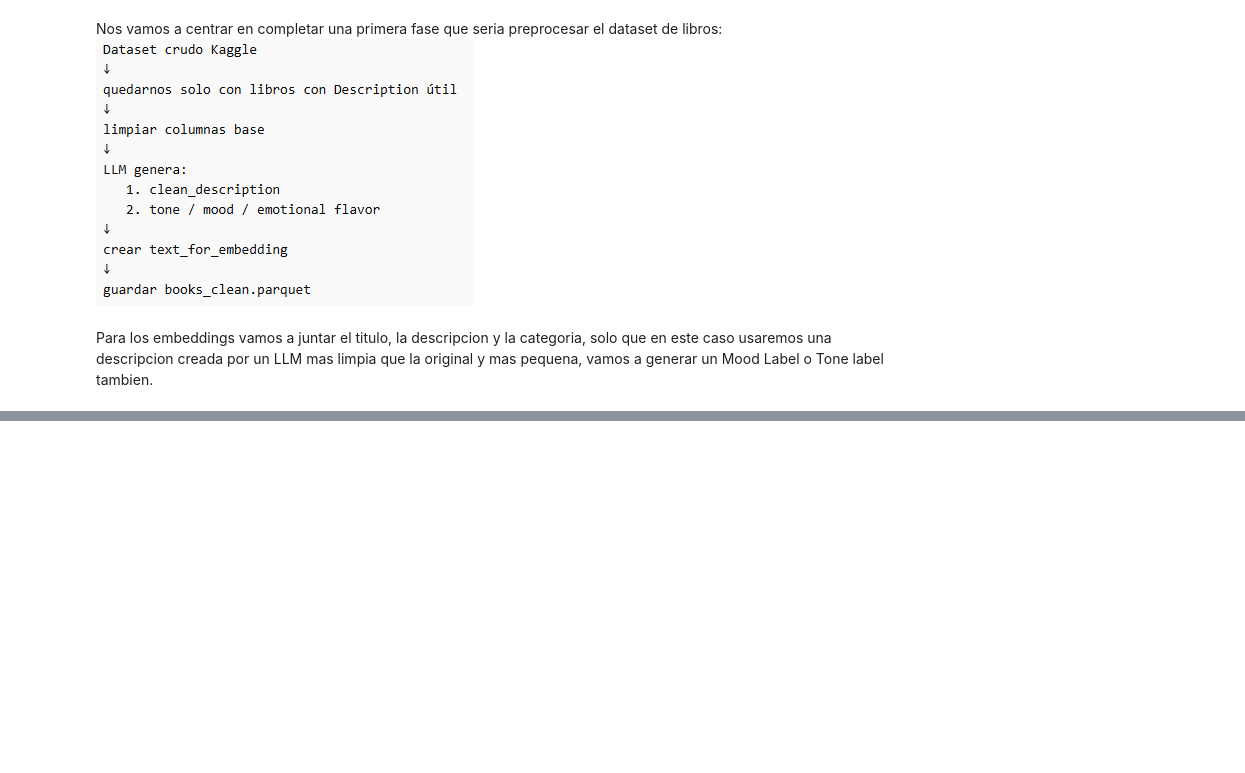
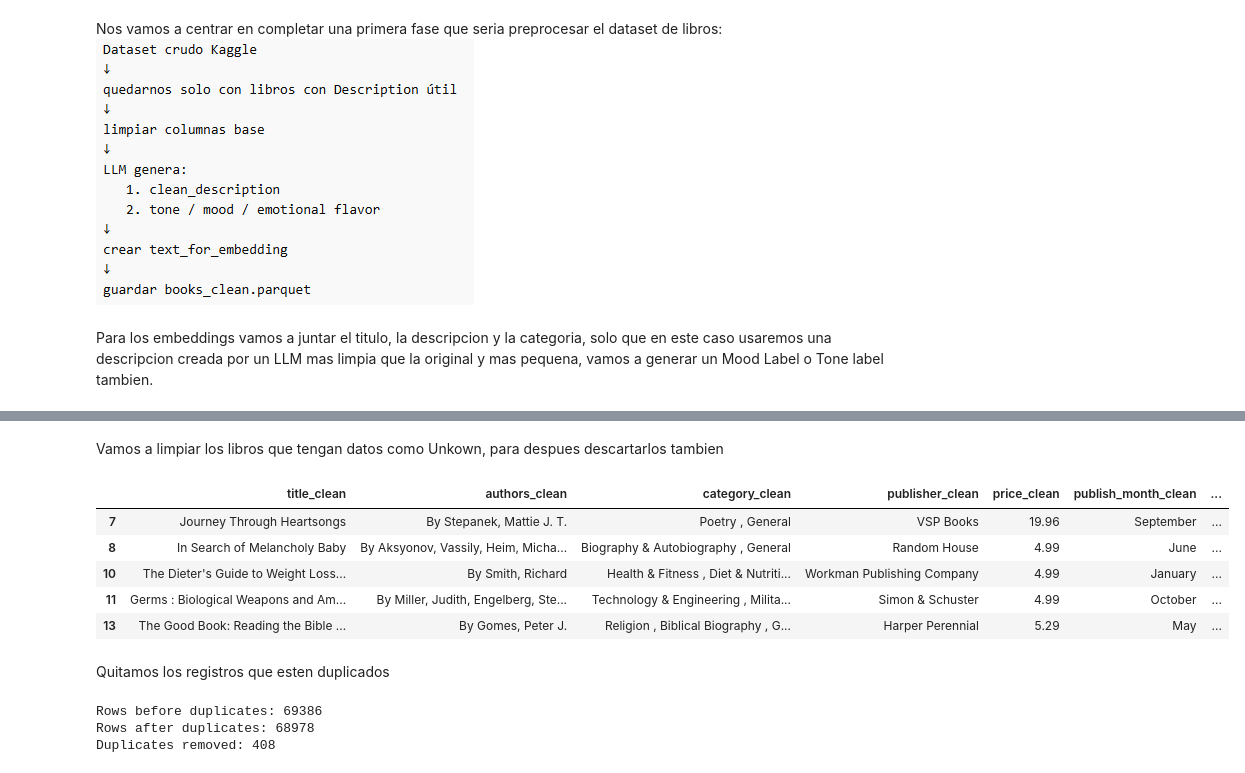
Before and after one commit to HiramZ04/Cal-State-UMAP_Clustering, a Jupyter notebook: Final_Notebook.ipynb, the cells around one changed output, grey strips where cells are left out. Cells and saved outputs as stored; diff of their text form; code cells hidden in the pictures; blank space fills up the shorter version.

```diff
--- a/Final_Notebook.ipynb
+++ b/Final_Notebook.ipynb
@@ -7,0 +103,23 @@ Para los embeddings vamos a juntar el titulo, la descripcion y la categoria, sol
+# %%
+def clean_basic_text(x):
+    if pd.isna(x):
+        return ""
+
+    x = str(x)
+    x = re.sub(r"<.*?>", " ", x)          # quitar HTML
+    x = re.sub(r"\s+", " ", x).strip()    # espacios repetidos
+    return x
+
+df["title_clean"] = df[COL_TITLE].apply(clean_basic_text)
+df["authors_clean"] = df[COL_AUTHORS].apply(clean_basic_text)
+df["description_original_clean"] = df[COL_DESC].apply(clean_basic_text)
+df["category_clean"] = df[COL_CATEGORY].apply(clean_basic_text)
+df["publisher_clean"] = df[COL_PUBLISHER].apply(clean_basic_text)
+
+df[[
+    "title_clean",
+    "authors_clean",
+    "description_original_clean",
+    "category_clean",
+    "publisher_clean"
+]].head()
@@ -7,0 +181,45 @@ Para los embeddings vamos a juntar el titulo, la descripcion y la categoria, sol
+# %% [markdown]
+Vamos a limpiar los libros que tengan datos como Unkown, para despues descartarlos tambien
+# %%
+df["authors_clean"] = df["authors_clean"].replace("", "Unknown")
+df["category_clean"] = df["category_clean"].replace("", "Unknown")
+df["publisher_clean"] = df["publisher_clean"].replace("", "Unknown")
+
+df["price_clean"] = df[COL_PRICE]
+df["publish_month_clean"] = df[COL_MONTH]
+df["publish_year_clean"] = df[COL_YEAR]
+
+df[[
+    "title_clean",
+    "authors_clean",
+    "category_clean",
+    "publisher_clean",
+    "price_clean",
+    "publish_month_clean",
+    "publish_year_clean"
+]].head()
+# %% [output]
+|  | title_clean | authors_clean | category_clean | publisher_clean | price_clean | publish_month_clean | ... |
+| 7 | Journey Through Heartsongs | By Stepanek, Mattie J. T. | Poetry , General | VSP Books | 19.96 | September | ... |
+| 8 | In Search of Melancholy Baby | By Aksyonov, Vassily, Heim, Micha... | Biography & Autobiography , General | Random House | 4.99 | June | ... |
+| 10 | The Dieter's Guide to Weight Loss... | By Smith, Richard | Health & Fitness , Diet & Nutriti... | Workman Publishing Company | 4.99 | January | ... |
+| 11 | Germs : Biological Weapons and Am... | By Miller, Judith, Engelberg, Ste... | Technology & Engineering , Milita... | Simon & Schuster | 4.99 | October | ... |
+| 13 | The Good Book: Reading the Bible ... | By Gomes, Peter J. | Religion , Biblical Biography , G... | Harper Perennial | 5.29 | May | ... |
+# %% [markdown]
+Quitamos los registros que esten duplicados
+# %%
+before = len(df)
+
+df = df.drop_duplicates(
+    subset=["title_clean", "authors_clean", "description_original_clean"]
+).reset_index(drop=True)
+
+after = len(df)
+
+print("Rows before duplicates:", before)
+print("Rows after duplicates:", after)
+print("Duplicates removed:", before - after)
+# %% [output]
+Rows before duplicates: 69386
+Rows after duplicates: 68978
+Duplicates removed: 408
```
Also changed, not shown: parts of 20 cells of this notebook.
